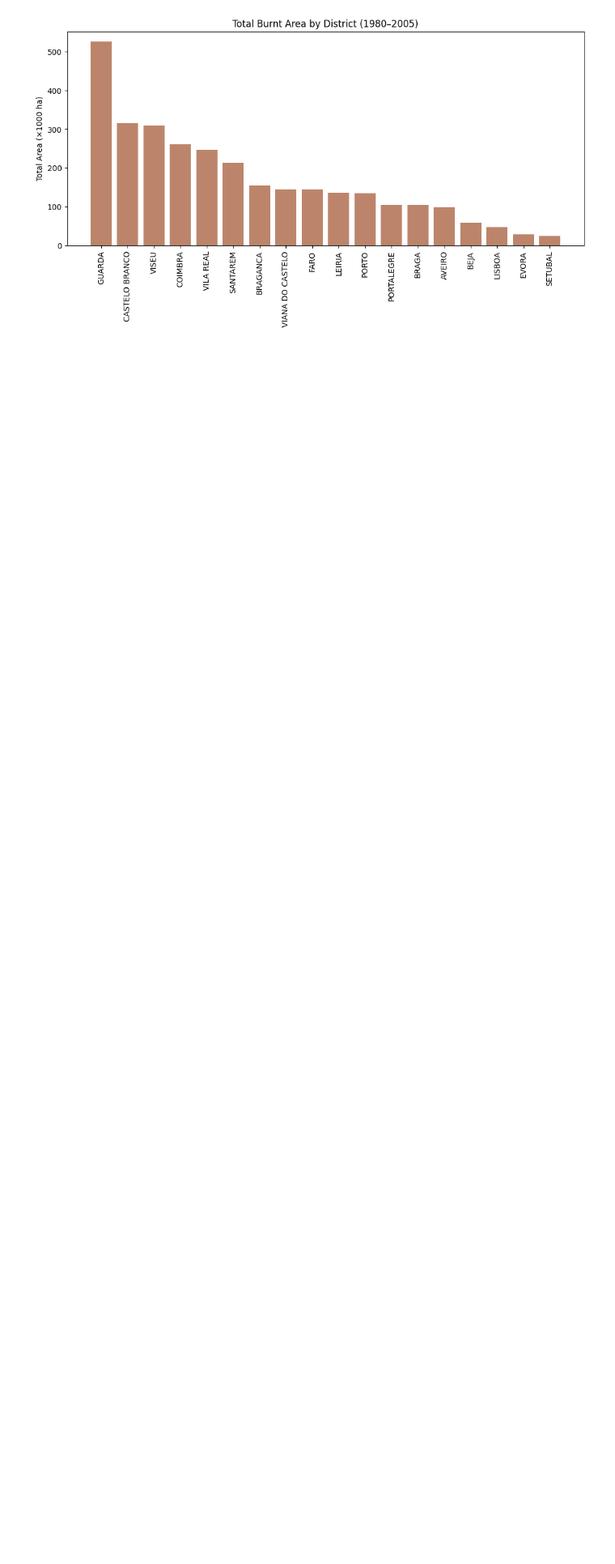
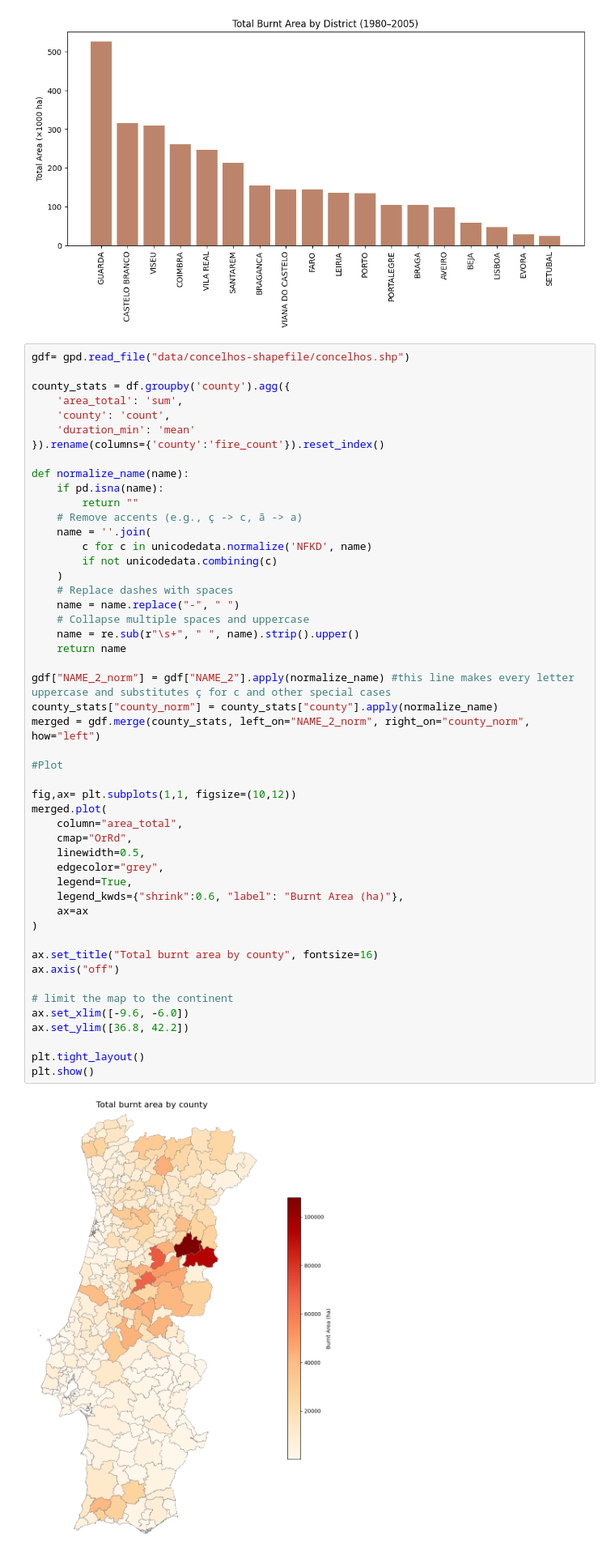
Before and after one commit to Mihalachee/RuralFireDatabase, a Jupyter notebook: project.ipynb, the cells around one changed output. Shown at 81% size. Saved outputs shown, nothing was run; the diff lists cells and outputs as text; blank space fills up the shorter version.

Commit message:
Map plot for the area burnt by county

```diff
--- a/project.ipynb
+++ b/project.ipynb
@@ -665,3 +668,54 @@ plt.ylabel("Total Area (×1000 ha)")
 plt.show()
 # %% [output]
 [figure]
+# %%
+gdf= gpd.read_file("data/concelhos-shapefile/concelhos.shp")
+
+county_stats = df.groupby('county').agg({
+    'area_total': 'sum',
+    'county': 'count',
+    'duration_min': 'mean'
+}).rename(columns={'county':'fire_count'}).reset_index()
+
+def normalize_name(name):
+    if pd.isna(name):
+        return ""
+    # Remove accents (e.g., ç -> c, ã -> a)
+    name = ''.join(
+        c for c in unicodedata.normalize('NFKD', name)
+        if not unicodedata.combining(c)
+    )
+    # Replace dashes with spaces
+    name = name.replace("-", " ")
+    # Collapse multiple spaces and uppercase
+    name = re.sub(r"\s+", " ", name).strip().upper()
+    return name
+
+gdf["NAME_2_norm"] = gdf["NAME_2"].apply(normalize_name) #this line makes every letter uppercase and substitutes ç for c and other special cases
+county_stats["county_norm"] = county_stats["county"].apply(normalize_name)
+merged = gdf.merge(county_stats, left_on="NAME_2_norm", right_on="county_norm", how="left")
+
+#Plot
+
+fig,ax= plt.subplots(1,1, figsize=(10,12))
+merged.plot(
+    column="area_total",
+    cmap="OrRd",
+    linewidth=0.5,
+    edgecolor="grey",
+    legend=True,
+    legend_kwds={"shrink":0.6, "label": "Burnt Area (ha)"},
+    ax=ax
+)
+
+ax.set_title("Total burnt area by county", fontsize=16)
+ax.axis("off")
+
+# limit the map to the continent
+ax.set_xlim([-9.6, -6.0])
+ax.set_ylim([36.8, 42.2])
+
+plt.tight_layout()
+plt.show()
+# %% [output]
+[figure, added]
```
Also changed, not shown: parts of 6 cells of this notebook.
